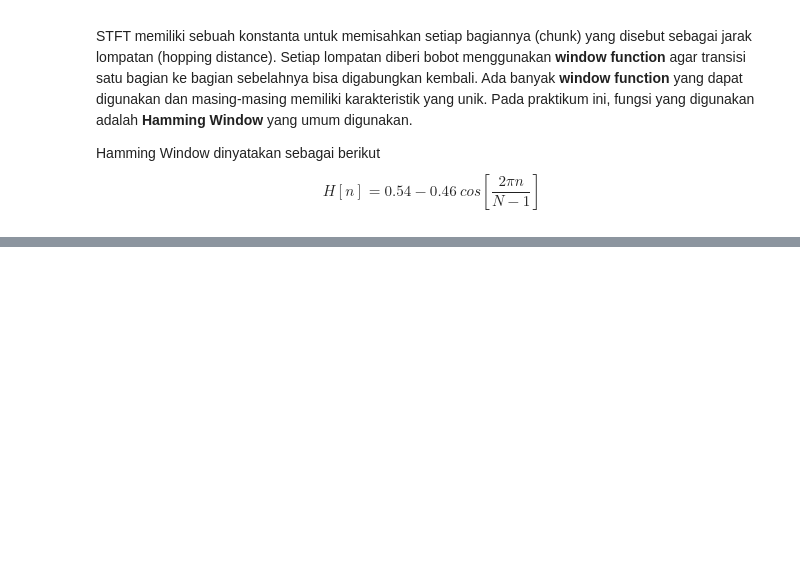
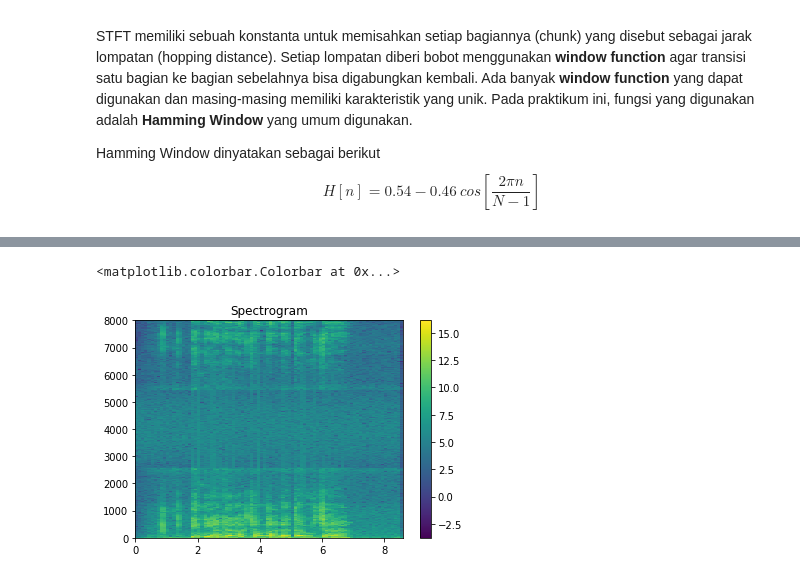
Before and after one commit to Arasy/PraktekNLP, a Jupyter notebook: PraktikumNLP-Audio-1.ipynb, the cells around one changed output, grey strips where cells are left out. Saved outputs shown, nothing was run; the diff lists cells and outputs as text; code cells hidden in the pictures; blank space fills up the shorter version.

```diff
--- a/PraktikumNLP-Audio-1.ipynb
+++ b/PraktikumNLP-Audio-1.ipynb
@@ -213,0 +282,40 @@ $$H[n] = 0.54 - 0.46\ cos \left[ \frac{2\pi n}{N - 1} \right]$$
+# %%
+#credit from Tirtadwipa Manunggal (https://github.com/linerocks)
+def STFT(x, N = 512, overlap = 0.5) :
+    if overlap > 0.5 :
+        overlap = 0.5
+    elif overlap < 0.1 :
+        overlap = 0.1
+
+    # Calculating frames
+    hop_size     = np.int( np.floor(N * (1 - overlap)) )
+    total_frames = np.int( np.ceil(x.size / hop_size) )
+
+    # Zero padding
+    x = np.append( x, np.zeros((total_frames + 1) * hop_size - x.size) )
+
+    # STFT container
+    result = np.empty( (total_frames, np.int(N/2)), dtype=np.float32 )
+
+    # Window
+    H = 0.54 - 0.46 *  np.cos(np.arange(0, N) * 2 * np.pi / (N - 1))
+
+    # Building
+    for i in range(total_frames) :
+        hop_index    = i * hop_size
+        chunk        = x[hop_index : hop_index + N]
+        frame        = np.multiply(chunk, H)
+        spectrum     = np.abs(np.fft.fft(frame))
+        result[i, :] = spectrum[0:np.int(N/2)]
+
+    return result
+# %%
+N= 9600
+
+spectrum = np.log(STFT(y_wicara,N))
+plt.imshow(spectrum.T, origin='lower', aspect='auto', extent=[0, spectrum.size / fs, 0, 8000])
+plt.title('Spectrogram')
+plt.colorbar()
+# %% [output]
+<matplotlib.colorbar.Colorbar at 0x...>
+[figure, added]
```
Also changed, not shown: parts of 9 cells of this notebook.
